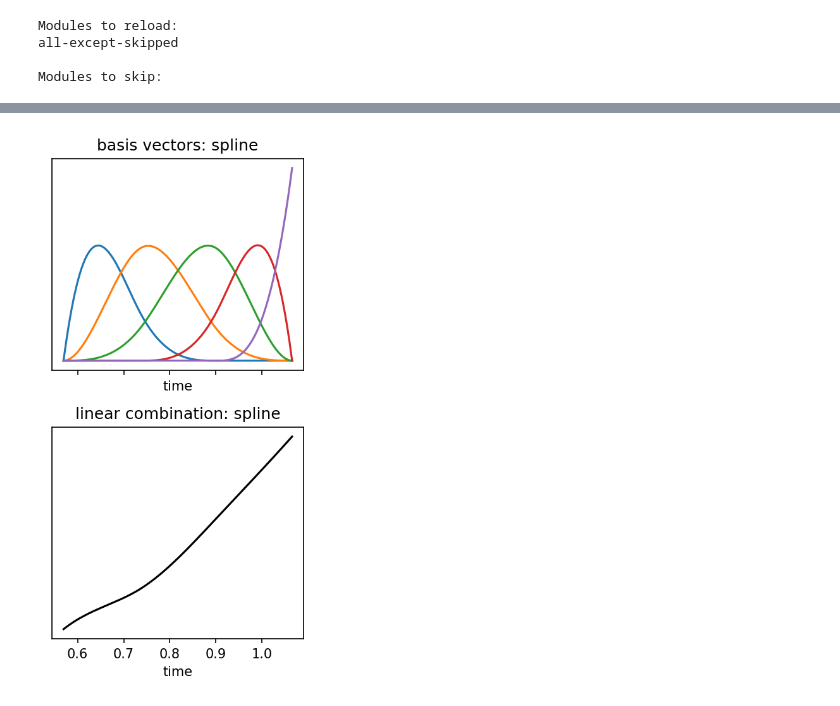
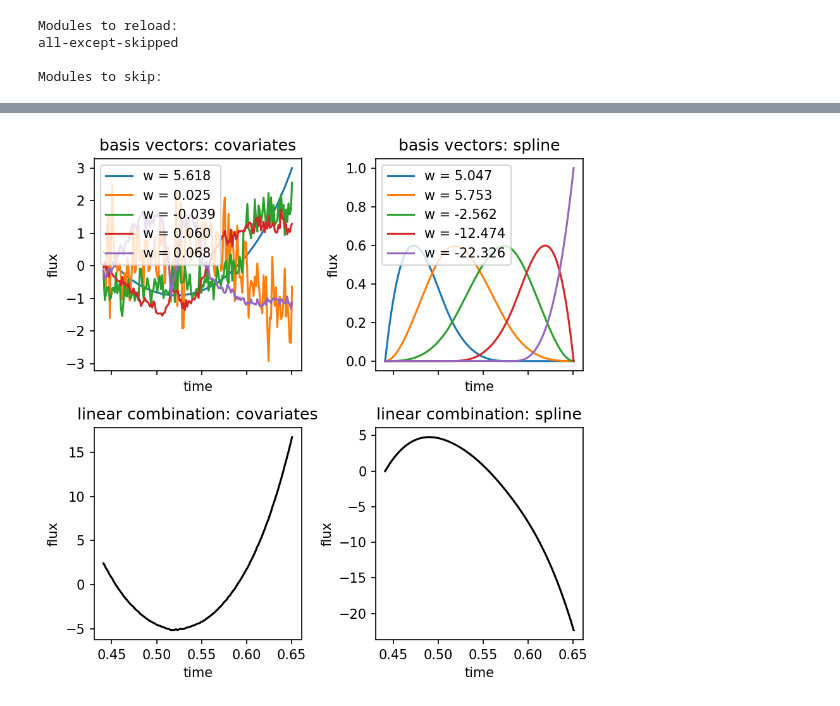
Before and after one commit to john-livingston/timer, a Jupyter notebook: notebooks/plot_basis_vectors.ipynb, the cells around one changed output, grey strips where cells are left out. Drawn from its saved outputs; the diff is of its cells as text; code cells hidden in the pictures.

```diff
--- a/notebooks/plot_basis_vectors.ipynb
+++ b/notebooks/plot_basis_vectors.ipynb
@@ -16,5 +16,5 @@ import yaml
 import matplotlib.pyplot as plt
 plt.rcParams['figure.dpi'] = 150
 
-proj_root = f'{os.environ["HOME"]}/github/timer'
+proj_root = f'{os.environ["HOME"]}/gitlab/timer'
 sys.path.append(proj_root)
@@ -47,7 +21,11 @@ fit_params
 # %%
 from timer.fit import TransitFit
 
-wd = os.path.join(proj_root, 'examples/toi2123')
+wd = os.path.join(proj_root, 'examples/v1298tau-m2')
+fp = os.path.join(wd, 'fit.yaml')
+fit_params = yaml.load(open(fp), Loader=yaml.FullLoader)
+fp = os.path.join(wd, 'sys.yaml')
+sys_params = yaml.load(open(fp), Loader=yaml.FullLoader)
 fit = TransitFit(sys_params, fit_params, wd=wd)
 # fit.build_model()
 # fit.sample()
@@ -78,44 +54,89 @@ fit.plot(name)
 # %%
 import numpy as np
 
+# name = 'm3g'
+name = 'm2g'
+style = 1
+
+# def plot_spline(fit, name, style=1):
 spline = fit.fit_params['data'][name]['spline']
+nspline = 5 if spline else 0
+trend = fit.fit_params['data'][name]['trend']
+ntrend = trend if trend else 0
 x = fit.data[name]['x']
 X = fit.data[name]['X']
 mask = fit.masks[name]
 w = fit.map_soln[f'{name}_weights']
-nspline = 5
 covariates = not nspline == X.shape[1]
-ncovariates = X.shape[1] - nspline
+ncovariates = X.shape[1] - nspline - ntrend
 
 x_ = x[mask]
 X_cov = X[mask,:ncovariates]
 X_spl = X[mask,ncovariates:(ncovariates+nspline)]
 w_cov = w[:ncovariates]
 w_spl = w[ncovariates:(ncovariates+nspline)]
 
-if covariates and spline:
-    fig, axs = plt.subplots(2, 2, figsize=(6,6), sharex=True)
-elif covariates or spline:
-    fig, axs = plt.subplots(2, 1, figsize=(3,6), sharex=True)
+if style == 1:
 
-def plot(axs, x, X, w, name):
-    axs[0].plot(x, X)
-    axs[1].plot(x, np.dot(X,w), color='k')
-    plt.setp(axs[0], title=f'basis vectors: {name}')
-    plt.setp(axs[1], title=f'linear combination: {name}')
+    if covariates and spline:
+        fig, axs = plt.subplots(2, 2, figsize=(6,6), sharex=True)
+    elif covariates or spline:
+        fig, axs = plt.subplots(2, 1, figsize=(3,6), sharex=True)
 
-if covariates and not spline:
-    plot(axs, x_, X_cov, w_cov, 'covariates')
+    def plot(axs, x, X, w, name):
+        # axs[0].plot(x, X)
+        for i,y in enumerate(X.T):
+            axs[0].plot(x, y, label=f'w = {w[i] :.3f}')
+        axs[0].legend()
+        axs[1].plot(x, np.dot(X,w), color='k')
+        plt.setp(axs[0], title=f'basis vectors: {name}')
+        plt.setp(axs[1], title=f'linear combination: {name}')
 
-elif spline and not covariates:
-    plot(axs, x_, X_spl, w_spl, 'spline')
+    if covariates and not spline:
+        plot(axs, x_, X_cov, w_cov, 'covariates')
 
-elif spline and covariates:
-    plot(axs[:,0], x_, X_cov, w_cov, 'covariates')
-    plot(axs[:,1], x_, X_spl, w_spl, 'spline')
+    elif spline and not covariates:
+        plot(axs, x_, X_spl, w_spl, 'spline')
 
-plt.setp(axs, xlabel='time', yticks=[])
-# plt.setp(axs, xlabel='time')
-fig.tight_layout()
+    elif spline and covariates:
+        plot(axs[:,0], x_, X_cov, w_cov, 'covariates')
+        plot(axs[:,1], x_, X_spl, w_spl, 'spline')
+
+    plt.setp(axs, xlabel='time', ylabel='flux')
+    fig.tight_layout()
+
+elif style == 2:
+
+    if covariates and spline:
+        nax = 2
+        fig, axs = plt.subplots(1, 2, figsize=(6,3), sharex=True)
+    elif covariates or spline:
+        nax = 1
+        fig, ax = plt.subplots(1, 1, figsize=(3,3), sharex=True)
+
+    def plot(ax, x, X, w, name):
+        for i,y in enumerate(X.T):
+            ax.plot(x, y, label=f'w = {w[i] :.3f}')
+        ax.plot(x, np.dot(X,w), color='k', label=f'sum')
+        ax.legend()
+        plt.setp(ax, title=f'{name}')
+
+    if covariates and not spline:
+        plot(ax, x_, X_cov, w_cov, 'covariates')
+
+    elif spline and not covariates:
+        plot(ax, x_, X_spl, w_spl, 'spline')
+
+    elif spline and covariates:
+        plot(axs[0], x_, X_cov, w_cov, 'covariates')
+        plot(axs[1], x_, X_spl, w_spl, 'spline')
+
+    if nax == 1:
+        plt.setp(ax, xlabel='time', ylabel='flux')
+    else:
+        plt.setp(axs, xlabel='time', ylabel='flux')
+    fig.tight_layout()
+
+# plot_spline(fit, name)
 # %% [output]
-[figure, old version]
+[figure, new version]
```
Also changed, not shown: parts of 8 cells of this notebook, 15 other files.
